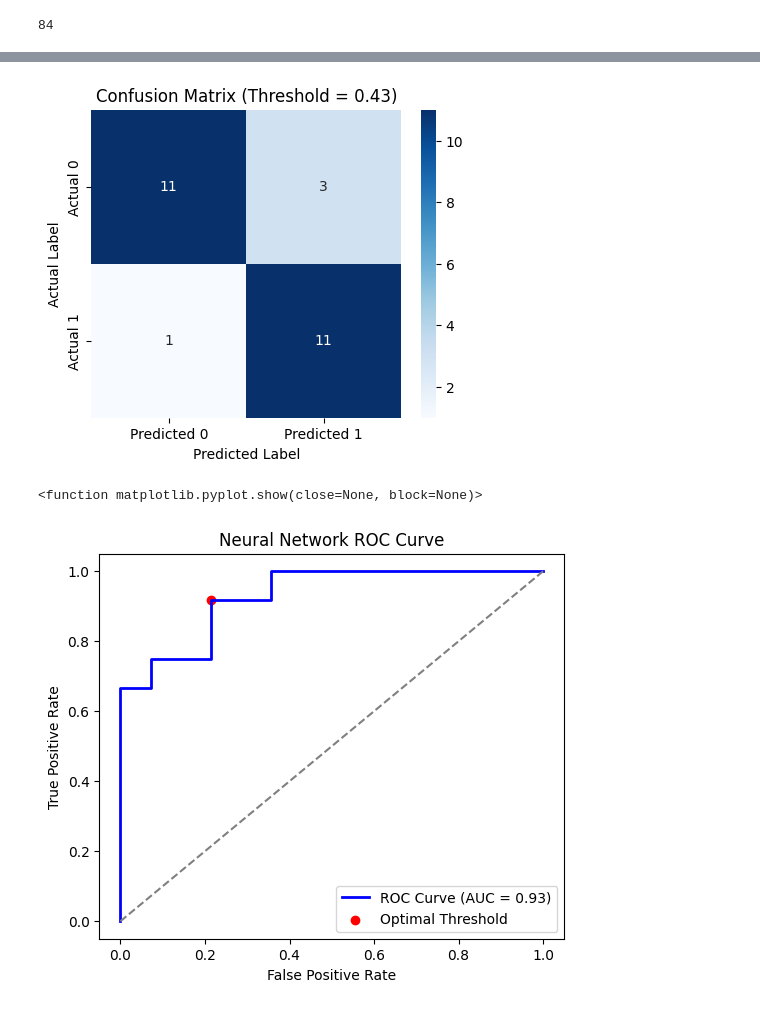
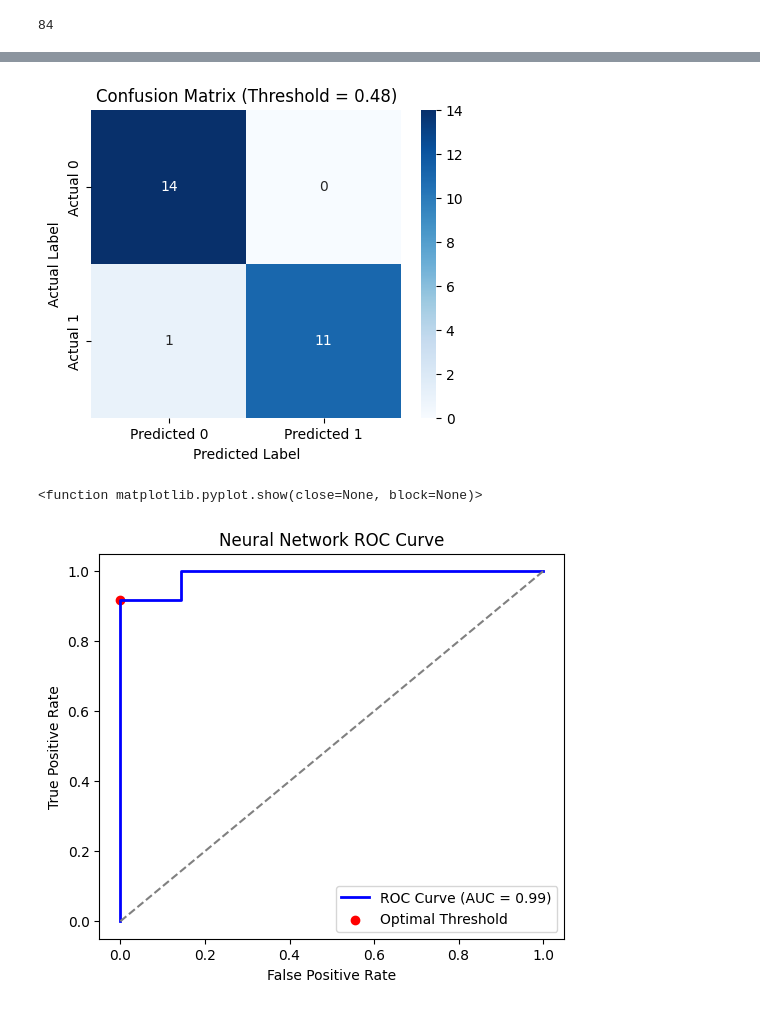
Before and after one commit to lucia1970-student/GA-PyTorch, a Jupyter notebook: SNN_ROC.ipynb, the cells around one changed output, grey strips where cells are left out. Cells and saved outputs as stored; diff of their text form; code cells hidden in the pictures.

```diff
--- a/SNN_ROC.ipynb
+++ b/SNN_ROC.ipynb
@@ -248,12 +248,12 @@ class SimpleNN(nn.Module):
         return self.sigmoid(x)  # Probability output
 
 # Initialize Model
-model = SimpleNN(input_size=X_train.shape[1])  # Use the correct input size based on the X data
+model = SimpleNN(input_size=X_train.shape[1])
 criterion = nn.BCELoss()  # Binary Cross-Entropy Loss
 optimizer = optim.Adam(model.parameters(), lr=0.001)
 
 # ---- Train the Model ---- #
-num_epochs = 30
+num_epochs = 400
 for epoch in range(num_epochs):
     model.train()
     optimizer.zero_grad()
@@ -324,3 +331,3 @@ TP: 11, FP: 3, FN: 1, TN: 11
-[figure, old version]
+[figure, new version]
 <function matplotlib.pyplot.show(close=None, block=None)>
-[figure, old version]
+[figure, new version]
```
Also changed, not shown: parts of 1 cell of this notebook.
